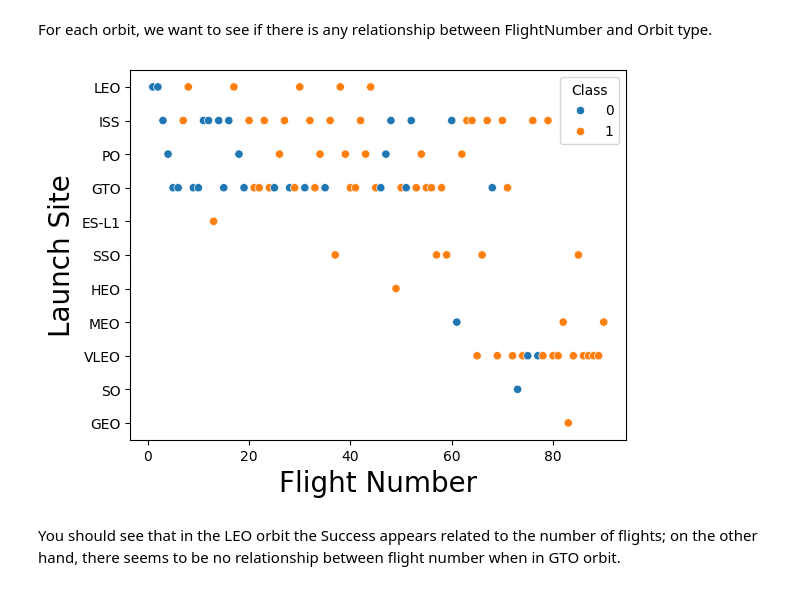
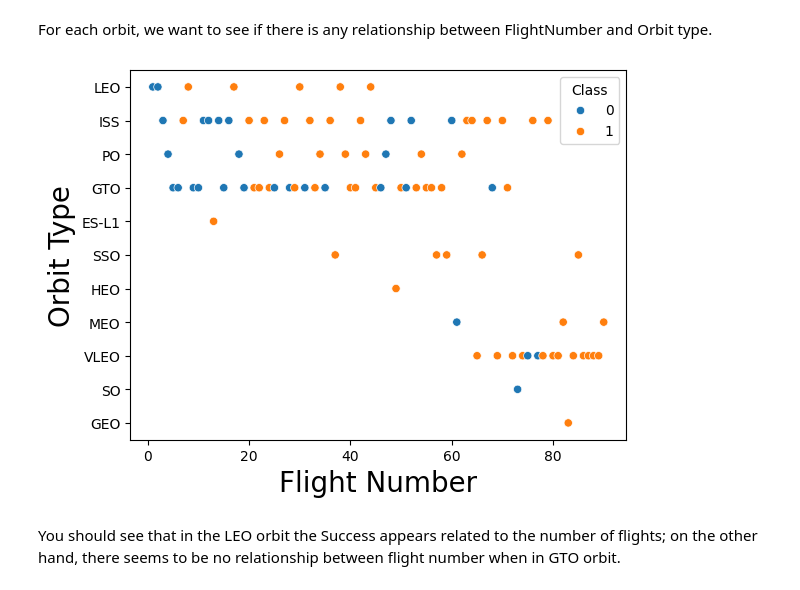
Before and after one commit to MikeH1994/applied-data-science-capstone, a Jupyter notebook: 202_jupyter-labs-eda-dataviz.ipynb.jupyterlite.ipynb, the cells around one changed output. Cells and saved outputs as stored; diff of their text form; code cells hidden in the pictures.

```diff
--- a/202_jupyter-labs-eda-dataviz.ipynb.jupyterlite.ipynb
+++ b/202_jupyter-labs-eda-dataviz.ipynb.jupyterlite.ipynb
@@ -135,11 +137,11 @@ For each orbit, we want to see if there is any relationship between FlightNumber
 # %%
 # Plot a scatter point chart with x axis to be FlightNumber and y axis to be the Orbit, and hue to be the class value
 sns.scatterplot(x="FlightNumber", y="Orbit", hue="Class", data=df)
 plt.xlabel("Flight Number",fontsize=20)
-plt.ylabel("Launch Site",fontsize=20)
+plt.ylabel("Orbit Type",fontsize=20)
 plt.show()
 # %% [output]
-[figure, old version]
+[figure, new version]
 # %% [markdown]
 You should see that in the LEO orbit the Success appears related to the number of flights; on the other hand, there seems to be no relationship between flight number when in GTO orbit.
 # %%
```
Also changed, not shown: parts of 3 cells of this notebook.
